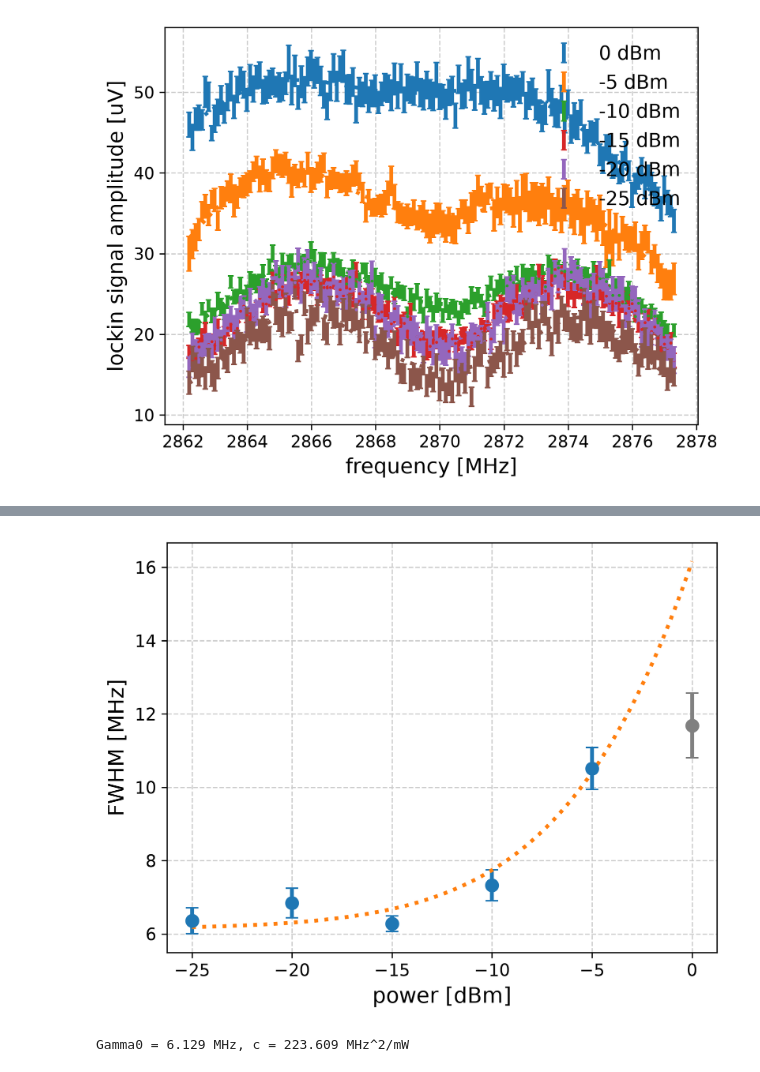
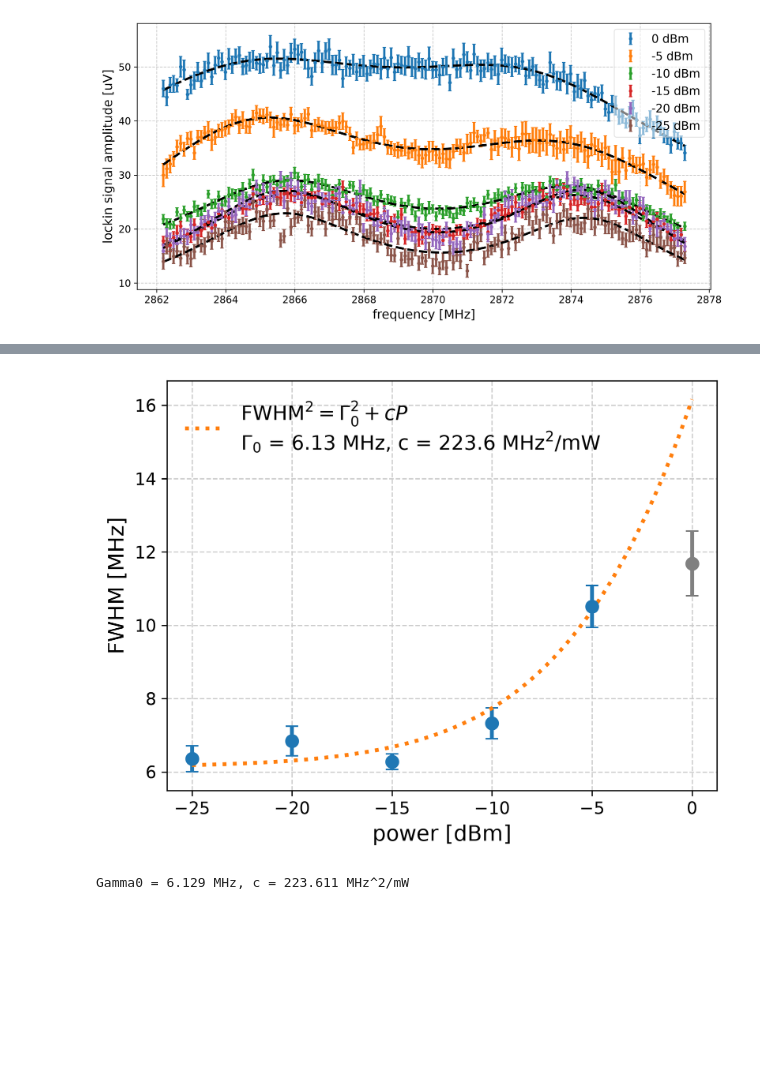
Before and after one commit to meimei2027/diamonds, a Jupyter notebook: data_analysis/cw_odmr.ipynb, the cells around one changed output, grey strips where cells are left out. Cells and saved outputs as stored; diff of their text form; code cells hidden in the pictures; blank space fills up the shorter version.

```diff
--- a/data_analysis/cw_odmr.ipynb
+++ b/data_analysis/cw_odmr.ipynb
@@ -9,6 +9,10 @@ plt.style.use("plots.mplstyle")
 POWERSTUDY8_DIR = Path(r"D:\cw_odmr_lock_in\powerstudy8")
 POWERSTUDY8_PREFIX = "powerstudy8"
 POWERSTUDY8_POWERS_DBM = [0, -5, -10, -15, -20, -25]
+
+POWER_COLORS = dict(
+    zip(POWERSTUDY8_POWERS_DBM, plt.rcParams["axes.prop_cycle"].by_key()["color"])
+)
 
 
 def power_tag(power_dbm):
@@ -99,16 +116,17 @@ def fit_power_levels(data_dir, prefix, powers_dbm):
 
 def plot_power_series(ax, results):
     for result in results:
-        errorbar = ax.errorbar(
+        color = POWER_COLORS[result["power_dbm"]]
+        ax.errorbar(
             result["freqs_mhz"],
             result["r_mean_uv"],
             yerr=result["r_sem_uv"],
             fmt="o",
-            markersize=1,
+            markersize=3,
             capsize=2,
+            color=color,
             label=f"{result['power_dbm']} dBm",
         )
-        color = errorbar.lines[0].get_color()
 
         freqs_dense_mhz = np.linspace(
             result["freqs_mhz"].min(), result["freqs_mhz"].max(), 1000
@@ -116,12 +134,12 @@ def plot_power_series(ax, results):
         ax.plot(
             freqs_dense_mhz,
             double_lorentzian(freqs_dense_mhz, *result["popt"]),
-            linestyle=":",
-            color=color,
+            linestyle="--",
+            color="black",
         )
     ax.set_xlabel("frequency [MHz]")
     ax.set_ylabel("lockin signal amplitude [uV]")
-    ax.legend()
+    ax.legend(loc="upper right", frameon=True, framealpha=0.5, facecolor="white")
 
 
 def print_peak_table(results):
@@ -137,13 +155,14 @@ def print_peak_table(results):
 # %%
 results = fit_power_levels(POWERSTUDY8_DIR, POWERSTUDY8_PREFIX, POWERSTUDY8_POWERS_DBM)
 
-fig, ax = plt.subplots(dpi=300)
+fig, ax = plt.subplots(figsize=(10, 5), dpi=300)
 plot_power_series(ax, results)
+fig.tight_layout()
 plt.show()
 
 print_peak_table(results)
 # %% [output]
-[figure, old version]
+[figure, new version]
  power [dBm]  peak 1 [MHz]  FWHM 1 [MHz]  peak 2 [MHz]  FWHM 2 [MHz]
            0      2864.445        12.567      2872.836        10.804
           -5      2864.764         9.937      2873.943        11.089
@@ -197,12 +216,22 @@ def plot_power_vs_fwhm(ax, results, excluded_powers_dbm=()):
     )
 
     popt = fit_power_broadening(powers_dbm[~excluded], fwhm_mean[~excluded])
+    gamma0_sq, c = popt
     powers_dbm_dense = np.linspace(powers_dbm.min(), powers_dbm.max(), 200)
     fwhm_fit = np.sqrt(power_broadening_model(power_dbm_to_mw(powers_dbm_dense), *popt))
-    ax.plot(powers_dbm_dense, fwhm_fit, linestyle=":")
+    ax.plot(
+        powers_dbm_dense,
+        fwhm_fit,
+        linestyle=":",
+        label=(
+            r"FWHM$^2 = \Gamma_0^2 + c P$"
+            f"\n$\\Gamma_0$ = {np.sqrt(gamma0_sq):.2f} MHz, c = {c:.1f} MHz$^2$/mW"
+        ),
+    )
 
     ax.set_xlabel("power [dBm]")
     ax.set_ylabel("FWHM [MHz]")
+    ax.legend()
     return popt
 
 
@@ -212,5 +241,5 @@ plt.show()
 
 print(f"Gamma0 = {np.sqrt(gamma0_sq):.3f} MHz, c = {c:.3f} MHz^2/mW")
 # %% [output]
-[figure, old version]
+[figure, new version]
-Gamma0 = 6.129 MHz, c = 223.609 MHz^2/mW
+Gamma0 = 6.129 MHz, c = 223.611 MHz^2/mW
```
Also changed, not shown: parts of 4 cells of this notebook.
